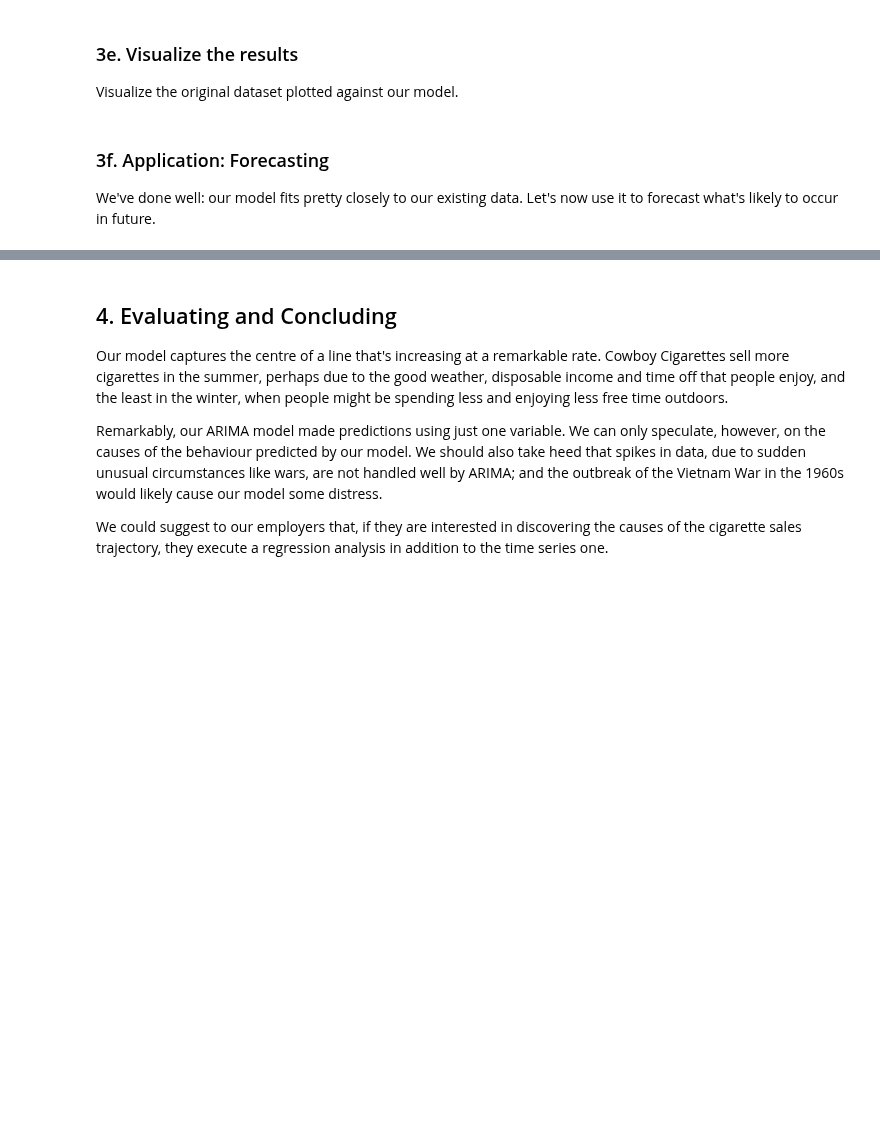
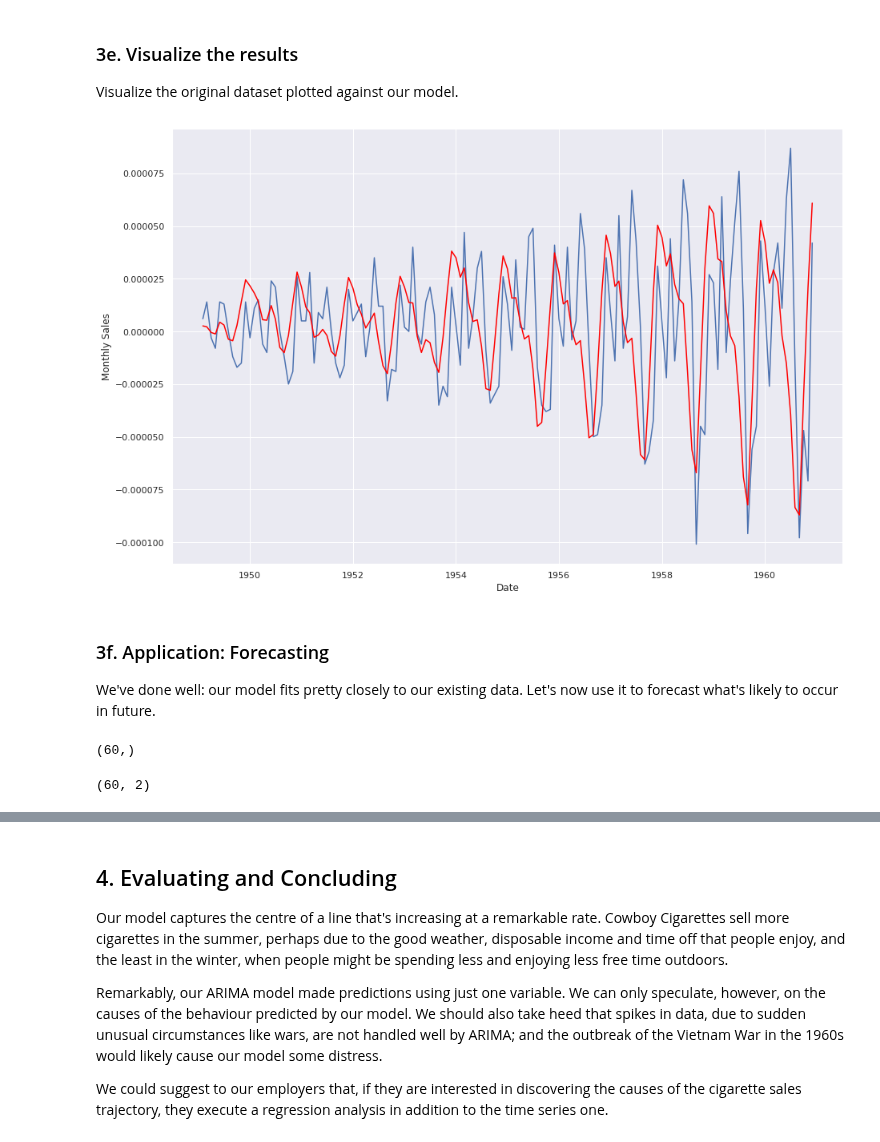
Before and after one commit to Dylan-C-Neal/Springboard-Data-Science-Career-Track, a Jupyter notebook: Cowboys&CigrettesCaseStudy/Cowboy Cigarettes Case Study - Tier 3.ipynb, the cells around one changed output, grey strips where cells are left out. Saved outputs shown, nothing was run; the diff lists cells and outputs as text; code cells hidden in the pictures; blank space fills up the shorter version.

```diff
--- a/Cowboys&CigrettesCaseStudy/Cowboy Cigarettes Case Study - Tier 3.ipynb
+++ b/Cowboys&CigrettesCaseStudy/Cowboy Cigarettes Case Study - Tier 3.ipynb
@@ -314,2 +409,6 @@ _ _ _
+# %%
+model = ARIMA(y_log, order=(2,1,1))
+model_fit = model.fit()
+forecast = model_fit.forecast(60)
 # %% [markdown]
 We can take a look at a summary of the model this library has built around our data.
@@ -324,7 +440,25 @@ _ _ _
+# %%
+# Call figure() and plot() on the plt
+_ = plt.figure(figsize=(15,10))
+_ = plt.plot(y_log.diff())
+_ = plt.plot(model_fit.predict(), color = 'red')
+_ = plt.ylabel('Monthly Sales')
+_ = plt.xlabel('Date')
+_ = plt.show()
+# %% [output]
+[figure, added]
 # %% [markdown]
 ### 3f. Application: Forecasting
 
 We've done well: our model fits pretty closely to our existing data. Let's now use it to forecast what's likely to occur in future.
+# %%
+forecast[1].shape
+# %% [output]
+(60,)
+# %%
+forecast[2].shape
+# %% [output]
+(60, 2)
 # %%
 # Declare a variable called forecast_period with the amount of months to forecast, and
 # create a range of future dates that is the length of the periods you've chosen to forecast
```
Also changed, not shown: parts of 24 cells of this notebook.
